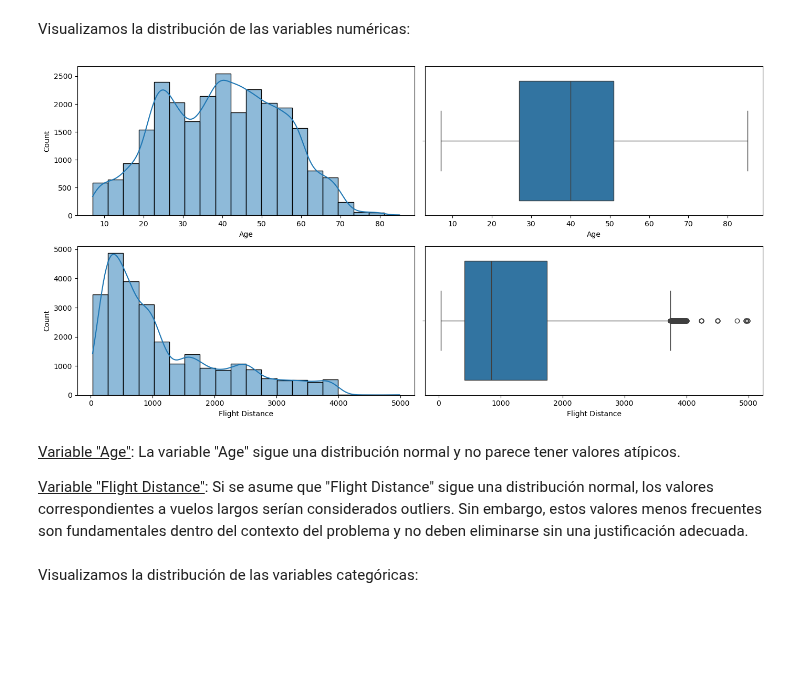
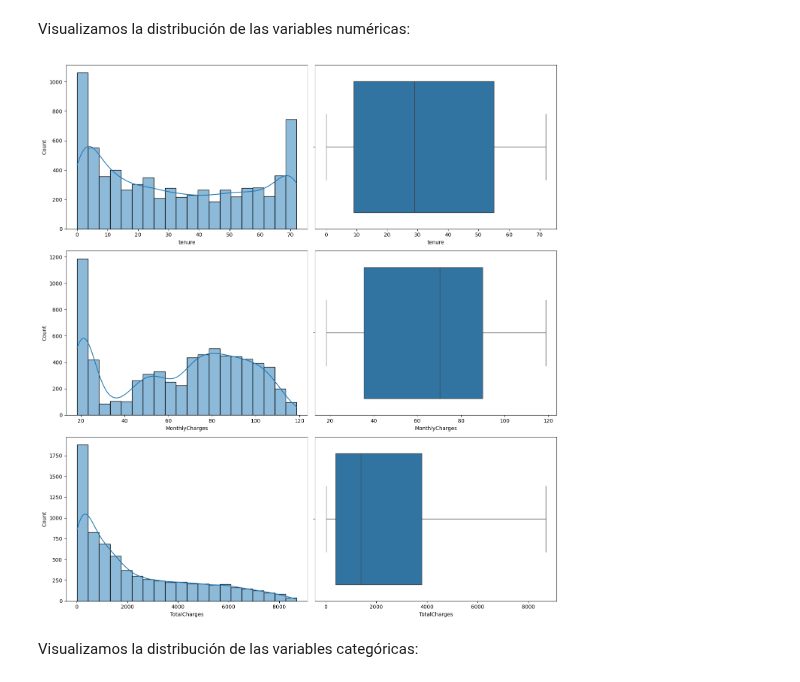
Before and after one commit to GOIH/MineriaDatos, a Jupyter notebook: analisis.ipynb, the cells around one changed output. Drawn from its saved outputs; the diff is of its cells as text; code cells hidden in the pictures; blank space fills up the shorter version.

```diff
--- a/analisis.ipynb
+++ b/analisis.ipynb
@@ -31,0 +67,9 @@ data.head()
+# %%
+variables_numericas = ['tenure', 'MonthlyCharges', 'TotalCharges']
+
+variables_categoricas = [
+    "gender", "SeniorCitizen", "Partner", "Dependents", "PhoneService",
+    "MultipleLines", "InternetService", "OnlineSecurity", "OnlineBackup",
+    "DeviceProtection", "TechSupport", "StreamingTV", "StreamingMovies",
+    "Contract", "PaperlessBilling", "PaymentMethod"
+]
@@ -31,0 +113,2 @@ data.head()
+# %%
+data["TotalCharges"] = pd.to_numeric(data["TotalCharges"], errors='coerce')
@@ -42,2 +119,8 @@ y = data[variableSalida].copy()
+# %%
+variablesEntrada = data.columns[:-1]
+variableSalida = data.columns[-1]
+
+X = data.iloc[:, :-1].copy()
+y = data.iloc[:,-1].copy()
 # %% [markdown]
 Convertimos las categorías a números con codificación ordinal:
@@ -60,26 +142,17 @@ plt.show()
 # %% [markdown]
 Podemos observar que las clases están algo desbalanceadas, pero puede tratarse debido a que las reseñas neutrales y no satisfechas están agrupadas.
-# %%
-variables_numericas = ["Age", "Flight Distance"]
-variables_categoricas = ["Gender", "Customer Type",
-                         "Inflight wifi service", "Departure/Arrival time convenient",
-                         "Ease of Online booking"]
 # %% [markdown]
 Visualizamos la distribución de las variables numéricas:
 # %%
-fig, axes = plt.subplots(nrows=len(variables_numericas), ncols=2, figsize=(14, 7))
+fig, axes = plt.subplots(nrows=len(variables_numericas), ncols=2, figsize=(14, 15))
 
 for i in range(len(variables_numericas)):
     sns.histplot(data=X, x=variables_numericas[i], ax=axes[i, 0], bins=20, kde=True)
     sns.boxplot(data=X, x=variables_numericas[i], ax=axes[i, 1])
 
 fig.tight_layout()
 # %% [output]
-[figure, old version]
+[figure, new version]
-# %% [markdown]
-<u>Variable "Age"</u>: La variable "Age" sigue una distribución normal y no parece tener valores atípicos.
-
-<u>Variable "Flight Distance"</u>: Si se asume que "Flight Distance" sigue una distribución normal, los valores correspondientes a vuelos largos serían considerados outliers. Sin embargo, estos valores menos frecuentes son fundamentales dentro del contexto del problema y no deben eliminarse sin una justificación adecuada.
 # %% [markdown]
 Visualizamos la distribución de las variables categóricas:
 # %%
```
Also changed, not shown: parts of 53 cells of this notebook, 3 other files.
